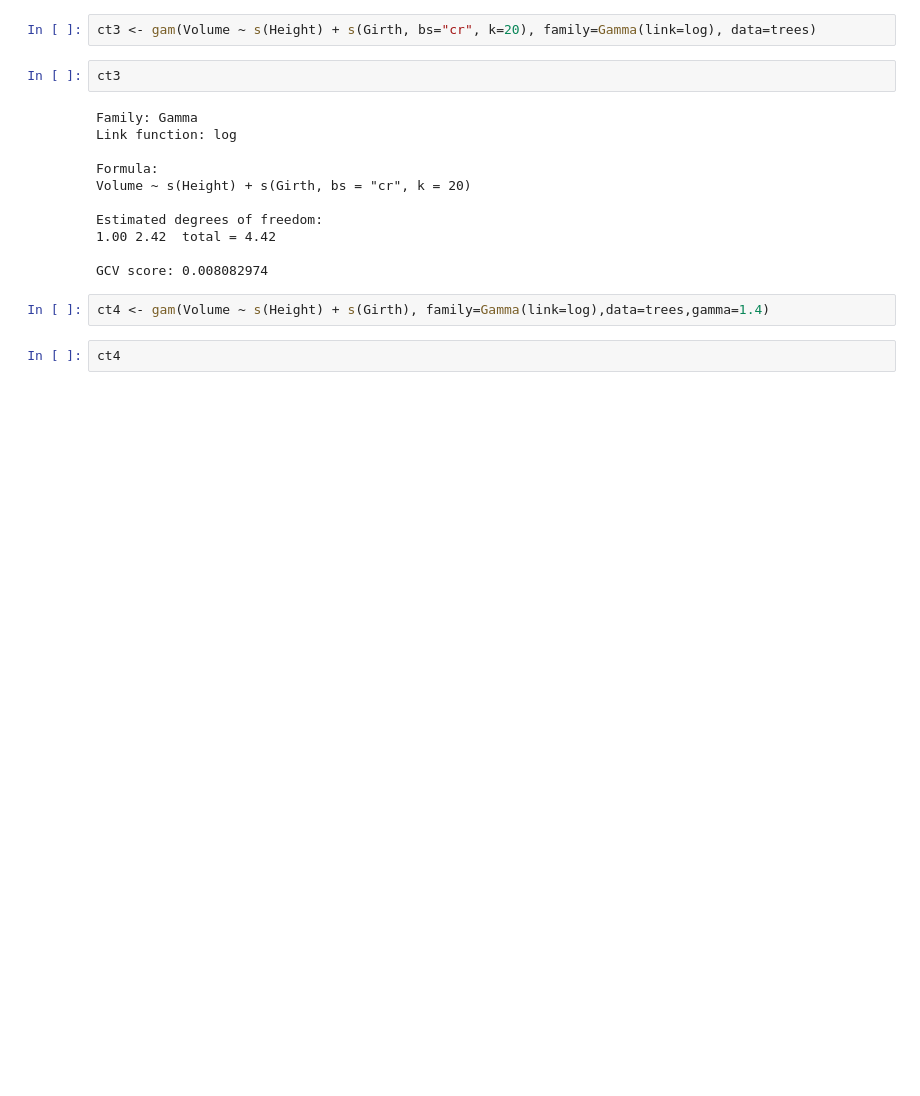
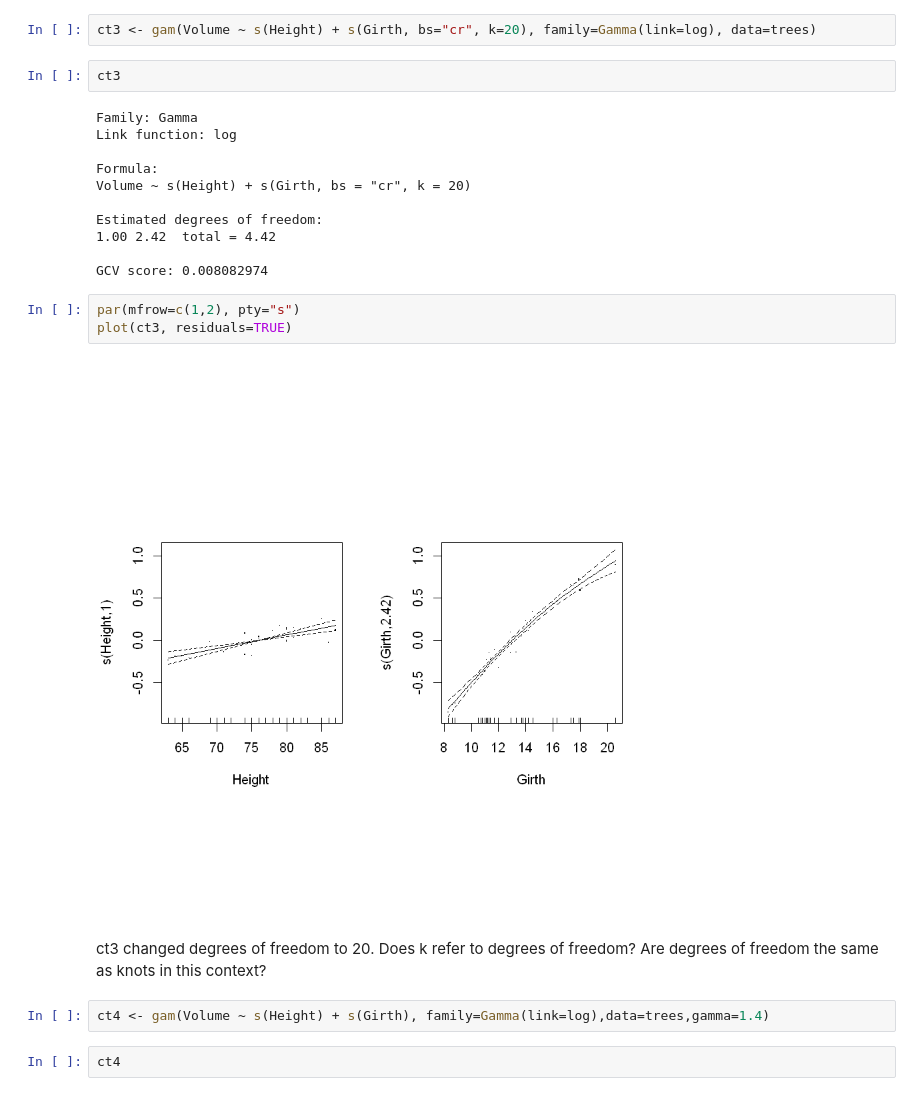
Before and after one commit to ginaliqili/appm6900, a Jupyter notebook: Chapter 4 Examples.ipynb, the cells around one changed output. Cells and saved outputs as stored; diff of their text form; blank space fills up the shorter version.

```diff
--- a/Chapter 4 Examples.ipynb
+++ b/Chapter 4 Examples.ipynb
@@ -273,6 +282,13 @@ Estimated degrees of freedom:
 1.00 2.42  total = 4.42
 
 GCV score: 0.008082974
+# %%
+par(mfrow=c(1,2), pty="s")
+plot(ct3, residuals=TRUE)
+# %% [output]
+[figure, added]
+# %% [markdown]
+ct3 changed degrees of freedom to 20. Does k refer to degrees of freedom? Are degrees of freedom the same as knots in this context?
 # %%
 ct4 <- gam(Volume ~ s(Height) + s(Girth), family=Gamma(link=log),data=trees,gamma=1.4)
 # %%
```
Also changed, not shown: parts of 27 cells of this notebook.
